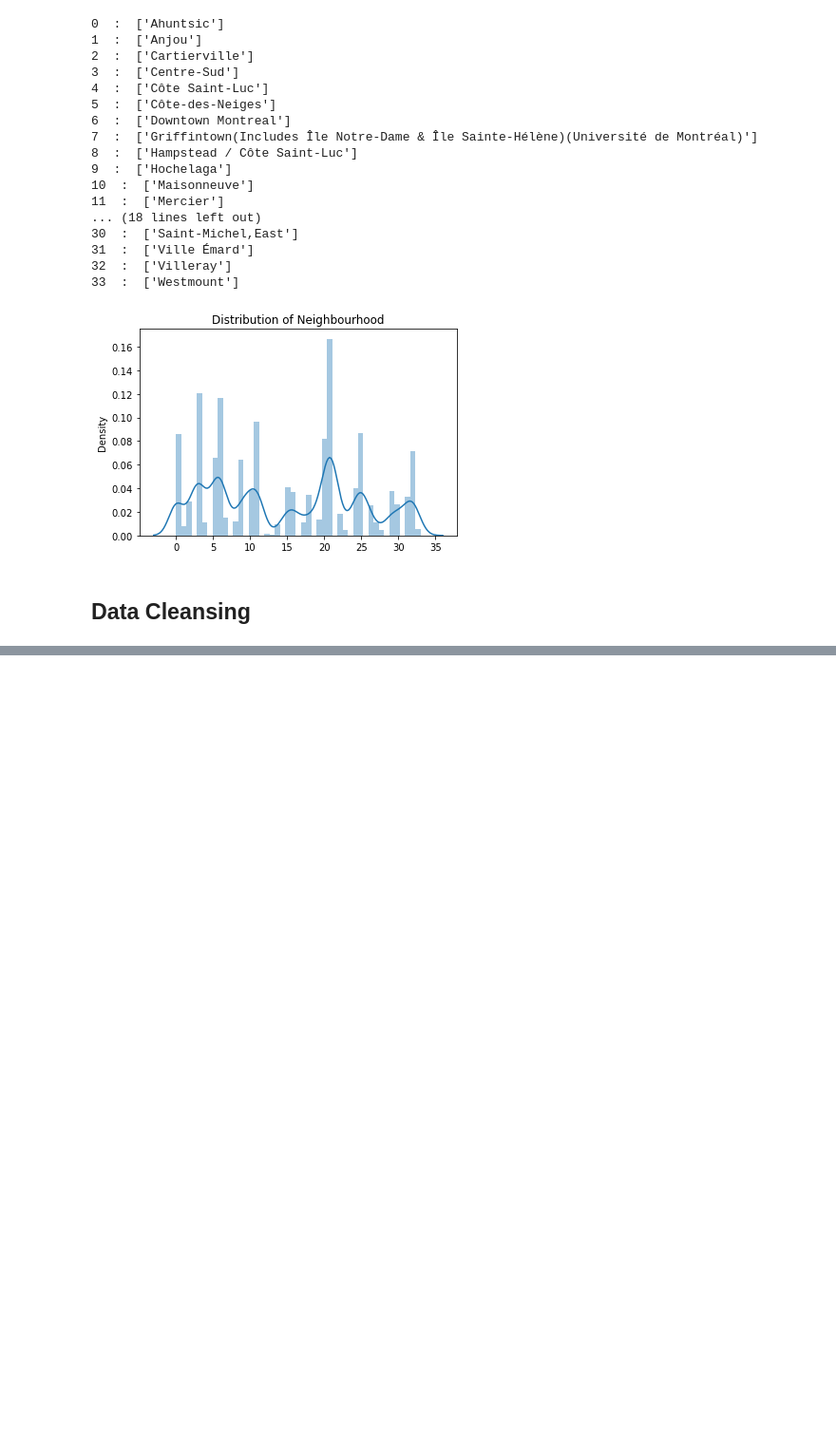
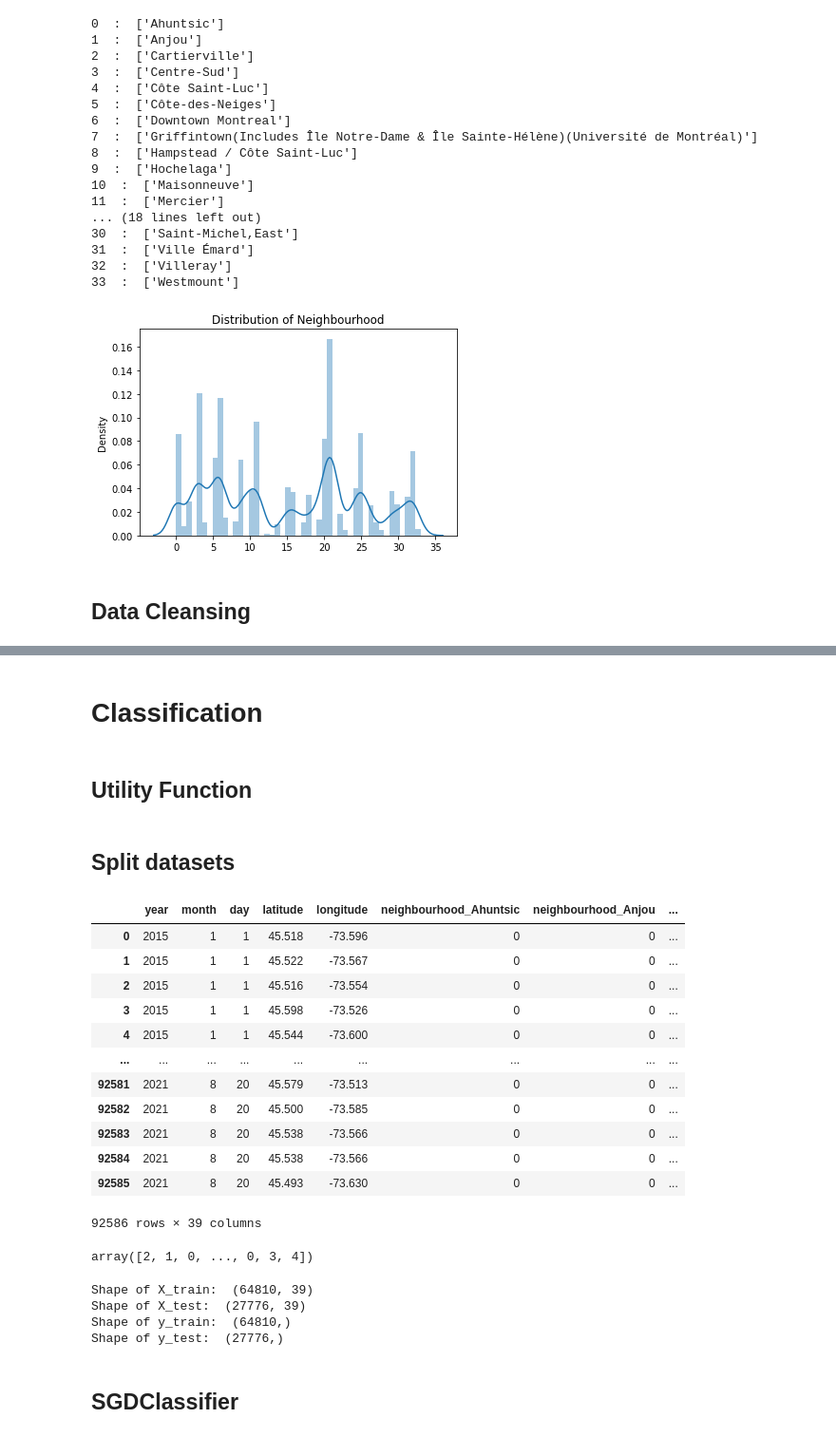
Before and after one commit to escortKwon/IndividualProjects_for_Portfolio, a Jupyter notebook: 05. Montreal Crime Prediction/MontrealCrimeEDA.ipynb, the cells around one changed output, grey strips where cells are left out. Shown: that part at 95% size. Drawn from its saved outputs; the diff is of its cells as text; code cells hidden in the pictures; blank space fills up the shorter version.

```diff
--- a/05. Montreal Crime Prediction/MontrealCrimeEDA.ipynb
+++ b/05. Montreal Crime Prediction/MontrealCrimeEDA.ipynb
@@ -256,0 +278,4 @@ crimes
+# %%
+# Reloate column heads in custom
+crimes = crimes[['year', 'month', 'day', 'latitude', 'longitude', 'neighbourhood', 'category']]
+crimes
@@ -256,0 +296,5 @@ crimes
+# %%
+# Sorting values by year, month, and day
+crimes = crimes.sort_values(by=['year', 'month', 'day'], ascending=True)
+crimes.reset_index(drop=True, inplace=True)
+crimes
@@ -256,0 +315,4 @@ crimes
+# %% [markdown]
+# Classification
+# %% [markdown]
+## Utility Function
@@ -256,0 +352,28 @@ crimes
+# %% [markdown]
+## Split datasets
+# %%
+# Create feature datsets as X, label datasets as y
+X = crimes.iloc[:, :-1]
+y = crimes.iloc[:, -1]
+# %%
+X_dummies = pd.get_dummies(X)
+X_dummies
+# %% [output]
+|  | year | month | day | latitude | longitude | neighbourhood_Ahuntsic | neighbourhood_Anjou | ... |
+| 0 | 2015 | 1 | 1 | 45.518 | -73.596 | 0 | 0 | ... |
+| 1 | 2015 | 1 | 1 | 45.522 | -73.567 | 0 | 0 | ... |
+| 2 | 2015 | 1 | 1 | 45.516 | -73.554 | 0 | 0 | ... |
+| 3 | 2015 | 1 | 1 | 45.598 | -73.526 | 0 | 0 | ... |
+| 4 | 2015 | 1 | 1 | 45.544 | -73.600 | 0 | 0 | ... |
+| ... | ... | ... | ... | ... | ... | ... | ... | ... |
+| 92581 | 2021 | 8 | 20 | 45.579 | -73.513 | 0 | 0 | ... |
+| 92582 | 2021 | 8 | 20 | 45.500 | -73.585 | 0 | 0 | ... |
+| 92583 | 2021 | 8 | 20 | 45.538 | -73.566 | 0 | 0 | ... |
+| 92584 | 2021 | 8 | 20 | 45.538 | -73.566 | 0 | 0 | ... |
+| 92585 | 2021 | 8 | 20 | 45.493 | -73.630 | 0 | 0 | ... |
+92586 rows × 39 columns
+# %%
+y_le = le.fit_transform(y)
+y_le
+# %% [output]
+array([2, 1, 0, ..., 0, 3, 4])
@@ -256,0 +383,13 @@ crimes
+# %%
+# Check shape of each datasets
+print('Shape of X_train: ', X_train.shape)
+print('Shape of X_test: ', X_test.shape)
+print('Shape of y_train: ', y_train.shape)
+print('Shape of y_test: ', y_test.shape)
+# %% [output]
+Shape of X_train:  (64810, 39)
+Shape of X_test:  (27776, 39)
+Shape of y_train:  (64810,)
+Shape of y_test:  (27776,)
+# %% [markdown]
+## SGDClassifier
```
Also changed, not shown: parts of 15 cells of this notebook.
